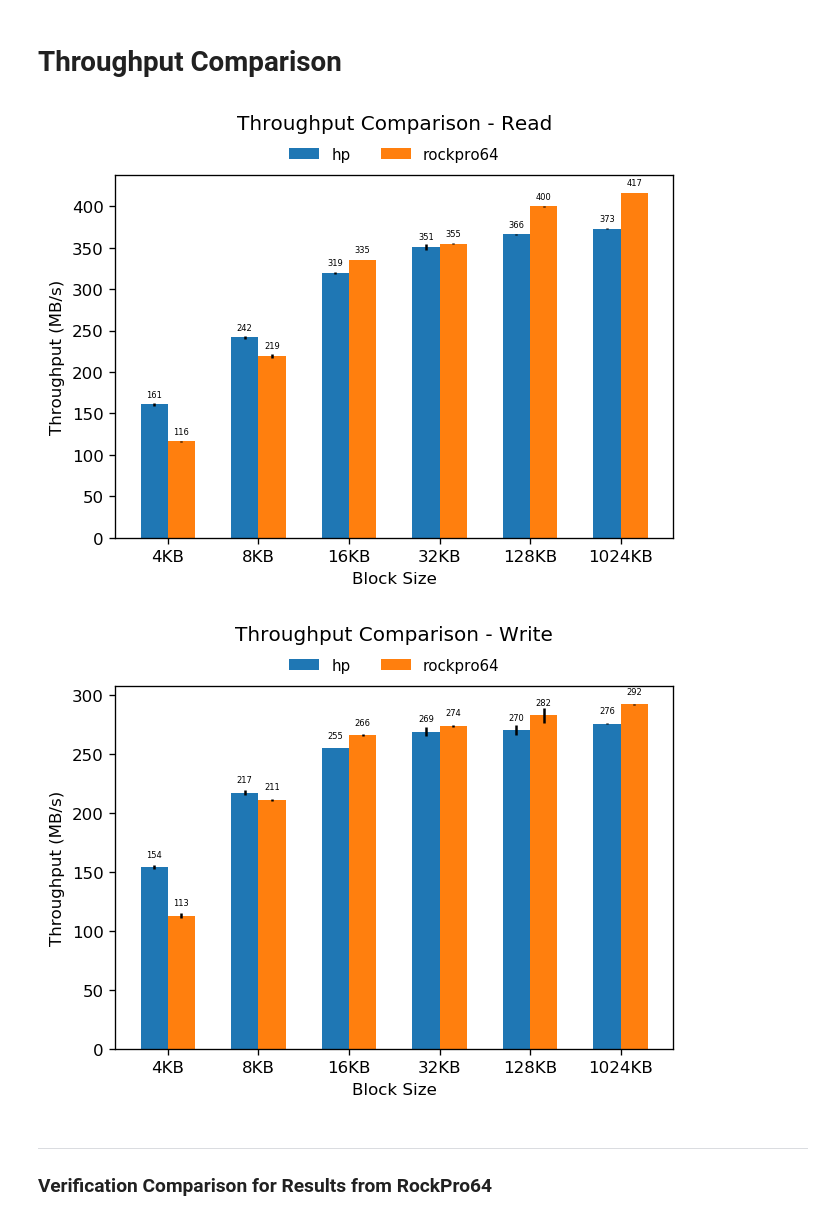
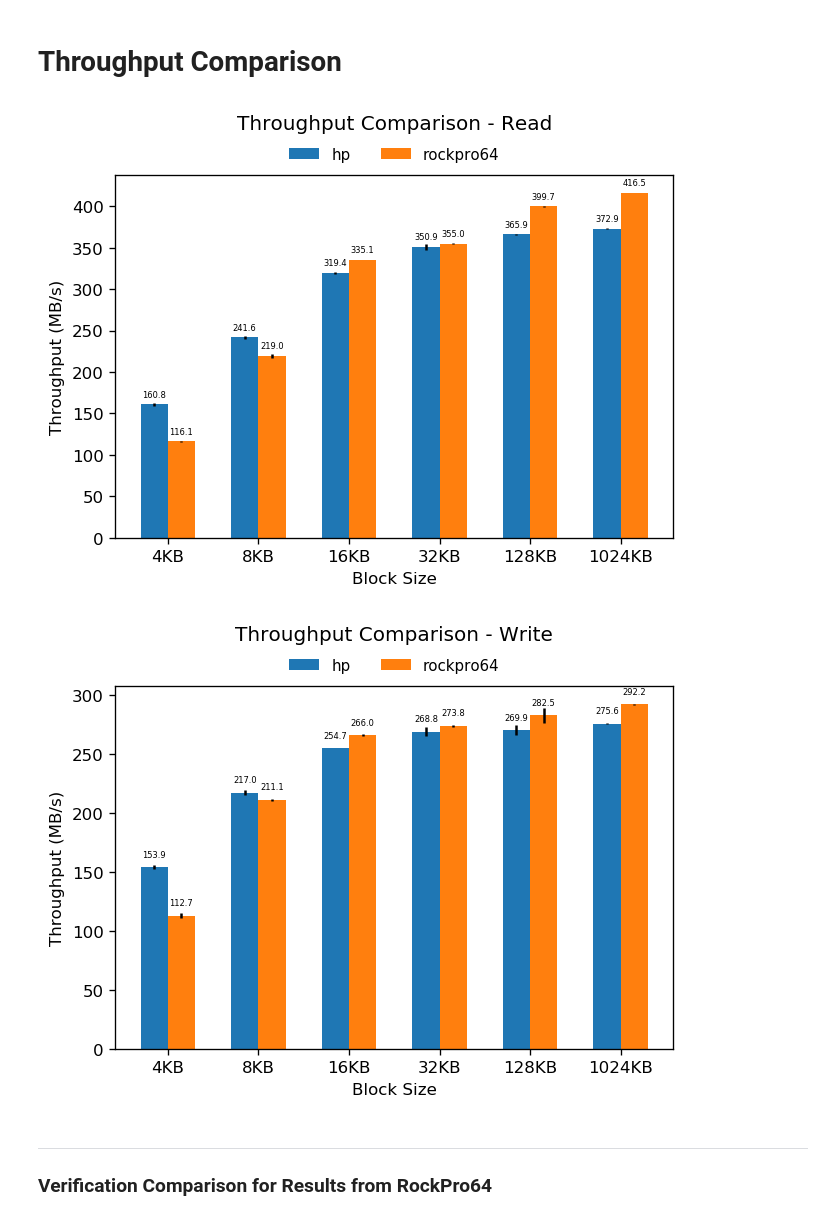
Before and after one commit to ljishen/SSSPT, a Jupyter notebook: analysis/notebooks/throughput_comparison.ipynb, the cells around one changed output. Saved outputs shown, nothing was run; the diff lists cells and outputs as text; code cells hidden in the pictures.

```diff
--- a/analysis/notebooks/throughput_comparison.ipynb
+++ b/analysis/notebooks/throughput_comparison.ipynb
@@ -42,36 +42,36 @@ def plot_throughput_comp(profiles_dirnames):
             for idx_plt, plat in enumerate(platforms):
                 ax.text(idx_bs + width * idx_plt,
                         avg_values[plat][idx_bs] + 7,
-                        '{:.0f}'.format(avg_values[plat][idx_bs]),
+                        '{:.1f}'.format(avg_values[plat][idx_bs]),
                         fontsize=5,
                         ha='center',
                         va='bottom')
 
         ax.set_ylabel('Throughput (MB/s)')
         ax.set_xlabel('Block Size')
 
         ax.set_xticks(ind + width / 2)
         ax.set_xticklabels(BLOCK_SIZES)
 
         ax.legend(bars,
                   platforms,
                   loc=8,
                   bbox_to_anchor=(0.5, 1),
                   frameon=False,
                   ncol=len(platforms),
                   prop={'size': 9})
 
         plt.title('Throughput Comparison - ' + mode.capitalize(), y=1.1)
         plt.show()
 
 
 plot_throughput_comp({
     'hp':        'hp/throughput/2',
     'rockpro64': 'rockpro64/throughput/1'
 })
 # %% [output]
-[figure, old version]
+[figure, new version]
-[figure, old version]
+[figure, new version]
 # %% [markdown]
 ---
 ### Verification Comparison for Results from **RockPro64**
```
Also changed, not shown: parts of 4 cells of this notebook, 1 other file.
